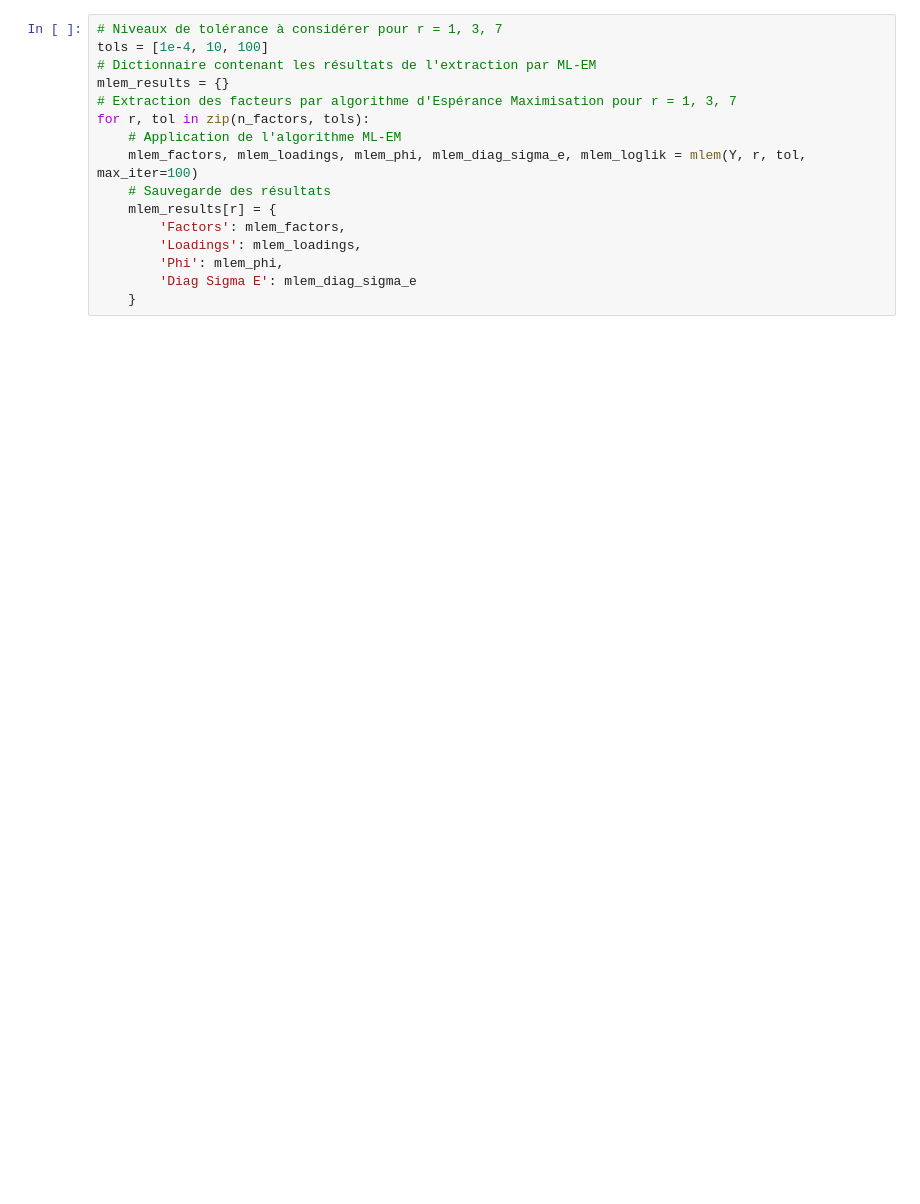
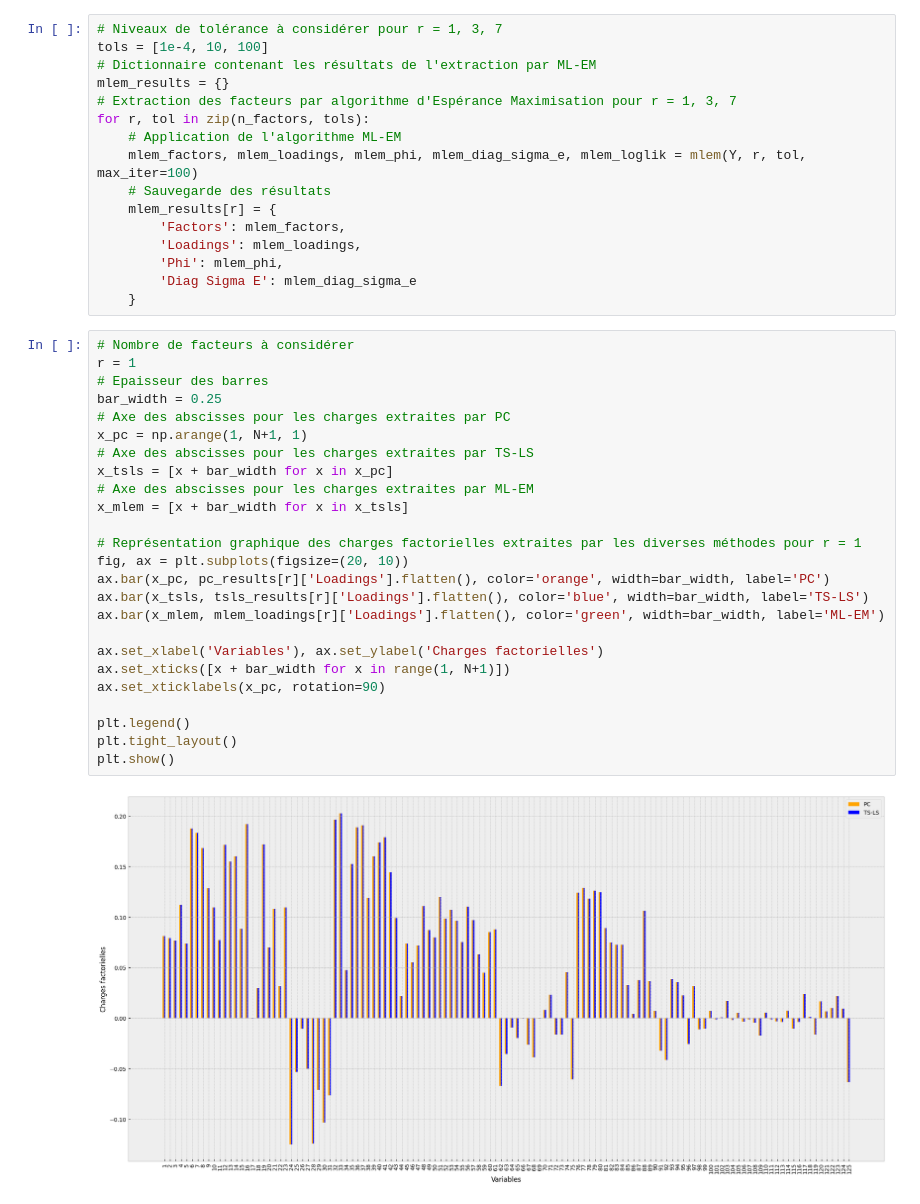
Before and after one commit to Jbdelrio/GestionQuant2DFM, a Jupyter notebook: main.ipynb, the cells around one changed output. Drawn from its saved outputs; the diff is of its cells as text; blank space fills up the shorter version.

```diff
--- a/main.ipynb
+++ b/main.ipynb
@@ -752,3 +781,30 @@ for r, tol in zip(n_factors, tols):
         'Phi': mlem_phi,
         'Diag Sigma E': mlem_diag_sigma_e
     }
+# %%
+# Nombre de facteurs à considérer
+r = 1
+# Epaisseur des barres
+bar_width = 0.25
+# Axe des abscisses pour les charges extraites par PC
+x_pc = np.arange(1, N+1, 1)
+# Axe des abscisses pour les charges extraites par TS-LS
+x_tsls = [x + bar_width for x in x_pc]
+# Axe des abscisses pour les charges extraites par ML-EM
+x_mlem = [x + bar_width for x in x_tsls]
+
+# Représentation graphique des charges factorielles extraites par les diverses méthodes pour r = 1
+fig, ax = plt.subplots(figsize=(20, 10))
+ax.bar(x_pc, pc_results[r]['Loadings'].flatten(), color='orange', width=bar_width, label='PC')
+ax.bar(x_tsls, tsls_results[r]['Loadings'].flatten(), color='blue', width=bar_width, label='TS-LS')
+ax.bar(x_mlem, mlem_loadings[r]['Loadings'].flatten(), color='green', width=bar_width, label='ML-EM')
+
+ax.set_xlabel('Variables'), ax.set_ylabel('Charges factorielles')
+ax.set_xticks([x + bar_width for x in range(1, N+1)])
+ax.set_xticklabels(x_pc, rotation=90)
+
+plt.legend()
+plt.tight_layout()
+plt.show()
+# %% [output]
+[figure, added]
```
Also changed, not shown: parts of 13 cells of this notebook.
